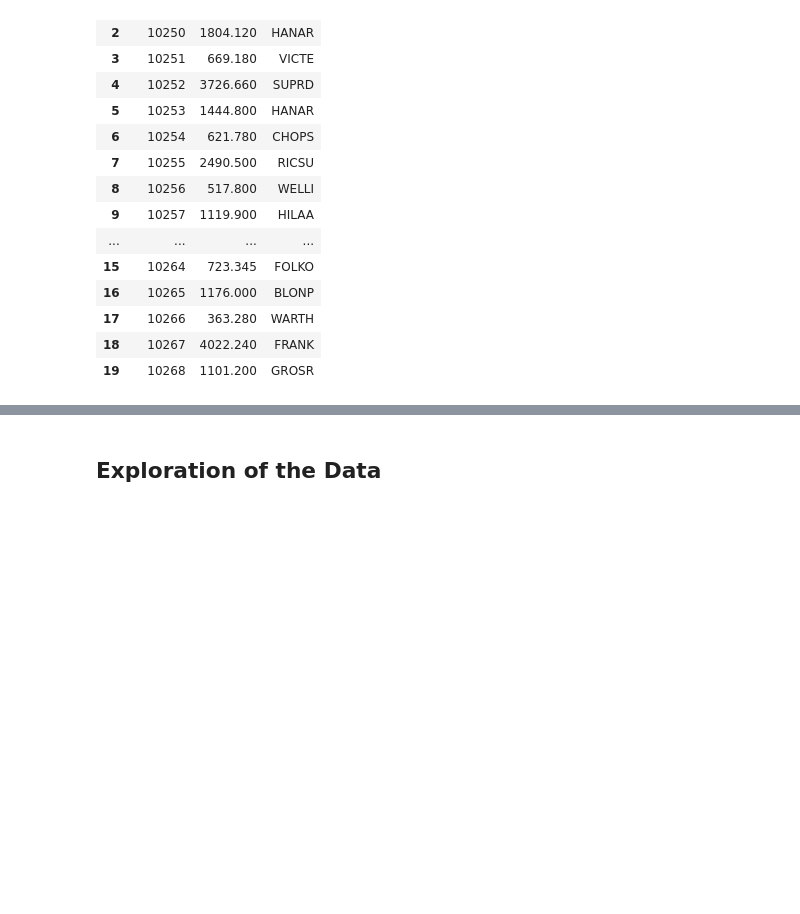
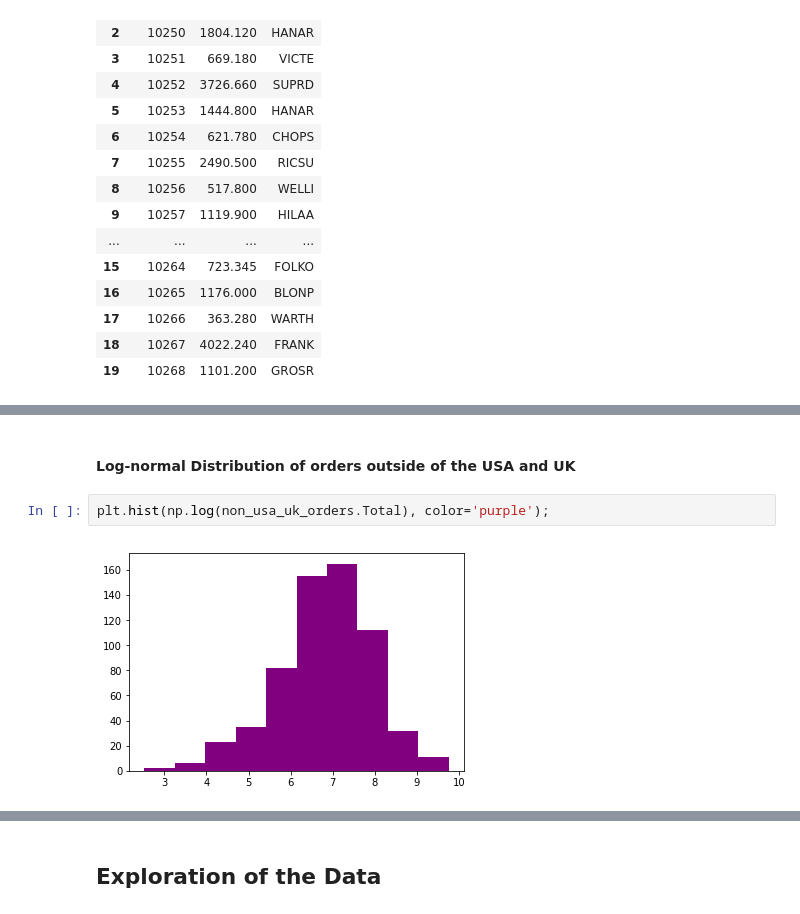
Before and after one commit to MagicMilly/dsc-2-final-project-online-ds-ft-100118, a Jupyter notebook: student.ipynb, the cells around one changed output, grey strips where cells are left out. Drawn from its saved outputs; the diff is of its cells as text; blank space fills up the shorter version.

```diff
--- a/student.ipynb
+++ b/student.ipynb
@@ -969,0 +1026,6 @@ non_usa_uk_orders.head(20)
+# %% [markdown]
+#### Log-normal Distribution of orders outside of the USA and UK
+# %%
+plt.hist(np.log(non_usa_uk_orders.Total), color='purple');
+# %% [output]
+[figure, added]
```
Also changed, not shown: parts of 29 cells of this notebook.
